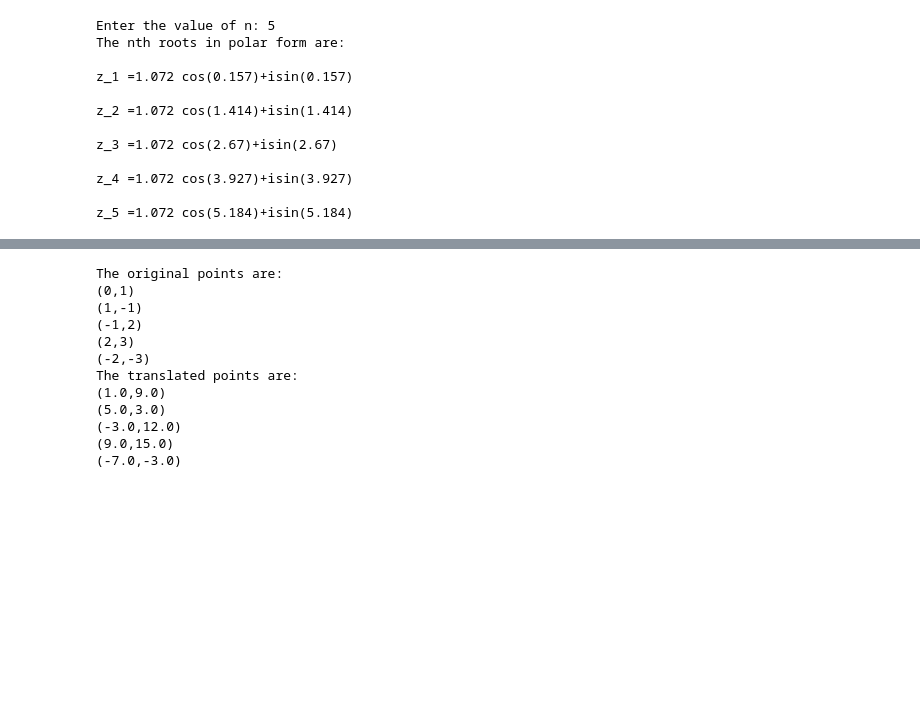
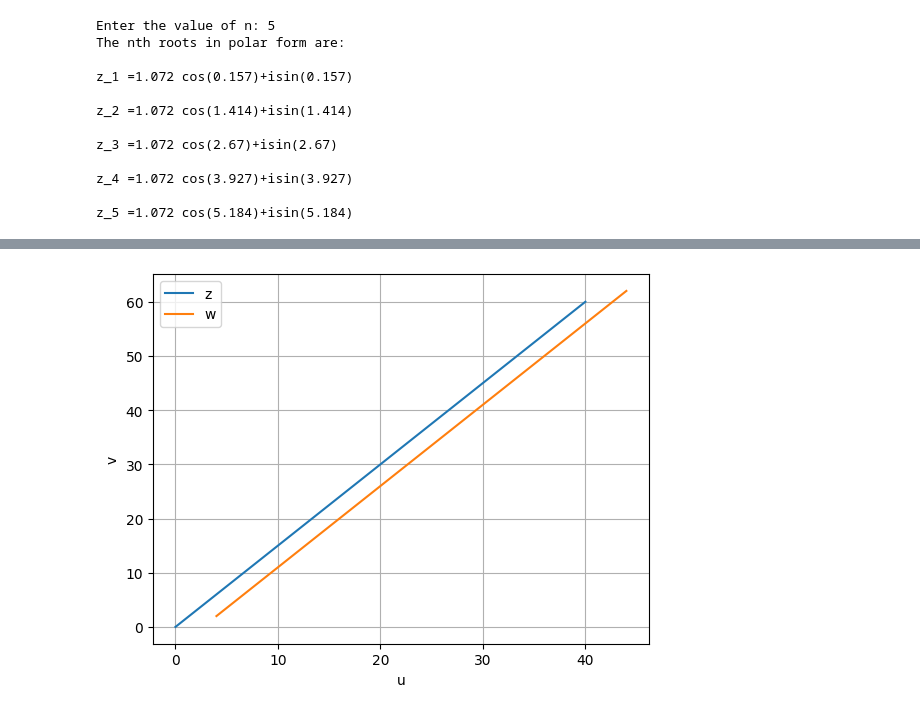
Before and after one commit to taibanganbi/1825005_MP-3-, a Jupyter notebook: 1825005_Unit_I_MP_3.ipynb, the cells around one changed output, grey strips where cells are left out. Drawn from its saved outputs; the diff is of its cells as text; code cells hidden in the pictures; blank space fills up the shorter version.

```diff
--- a/1825005_Unit_I_MP_3.ipynb
+++ b/1825005_Unit_I_MP_3.ipynb
@@ -37,40 +45,35 @@ z_5 =1.072 cos(5.184)+isin(5.184)
 # %%
 #Translation
+
 
 import cmath as cm
 import math as m
 
-c=1+6j
-x=[0,1,-1,2,-2]
-y=[1,-1,2,3,-3]
+c=4+2j
+x=[0,5,10,15,20]
+y=[0,5,10,15,20]
+x_list=[]
+y_list=[]
 u_list=[]
 v_list=[]
 
-print('The original points are: ')
 for i in range(len(x)):
-    z=complex(4*x[i],3*y[i])
+    z=complex(2*x[i],3*y[i])
     w=z+c
     u=w.real
     v=w.imag
     u_list.append(u)
     v_list.append(v)
+    x_list.append(2*x[i])
+    y_list.append(3*y[i])
 
-    print(f'({x[i]},{y[i]})')
-
-print('The translated points are: ')
-
-for i in range(len(x)):
-    print(f'({u_list[i]},{v_list[i]})')
+import matplotlib.pyplot as plt
+plt.plot(x_list,y_list)
+plt.plot(u_list,v_list)
+plt.xlabel('u')
+plt.ylabel('v')
+plt.legend(['z','w'])
+plt.grid()
+plt.show()
 # %% [output]
-The original points are:
-(0,1)
-(1,-1)
-(-1,2)
-(2,3)
-(-2,-3)
-The translated points are:
-(1.0,9.0)
-(5.0,3.0)
-(-3.0,12.0)
-(9.0,15.0)
-(-7.0,-3.0)
+[figure, added]
```
Also changed, not shown: parts of 9 cells of this notebook.
